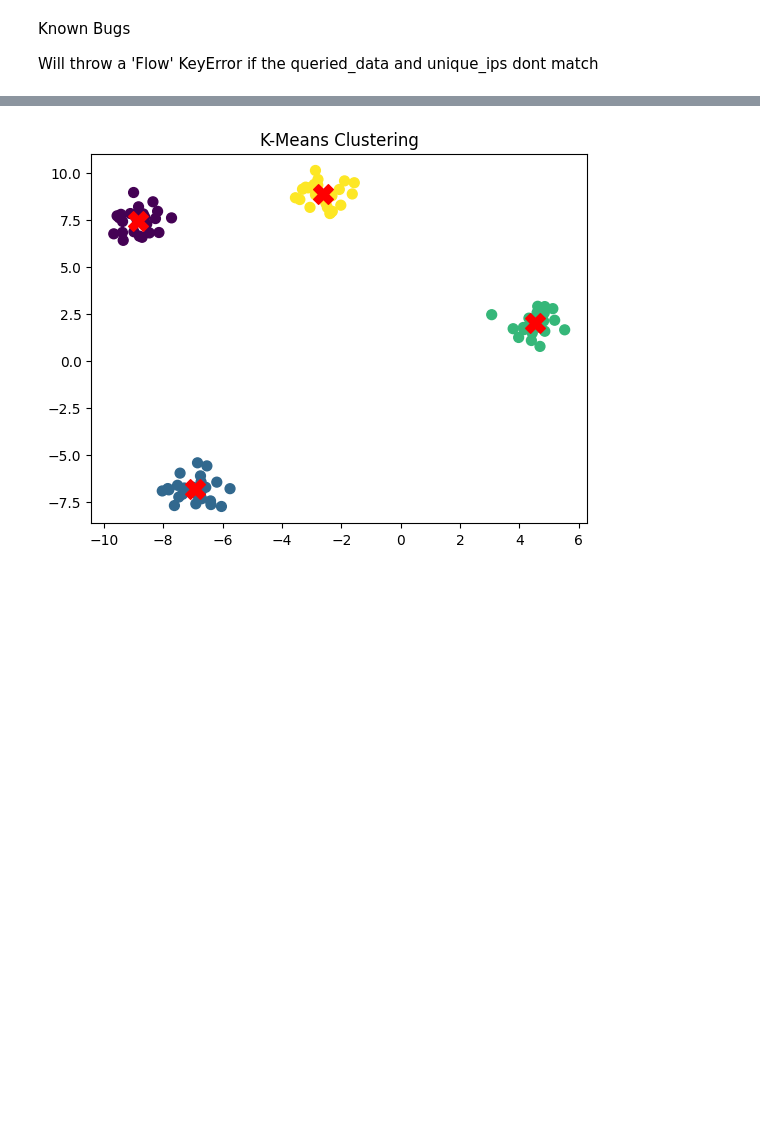
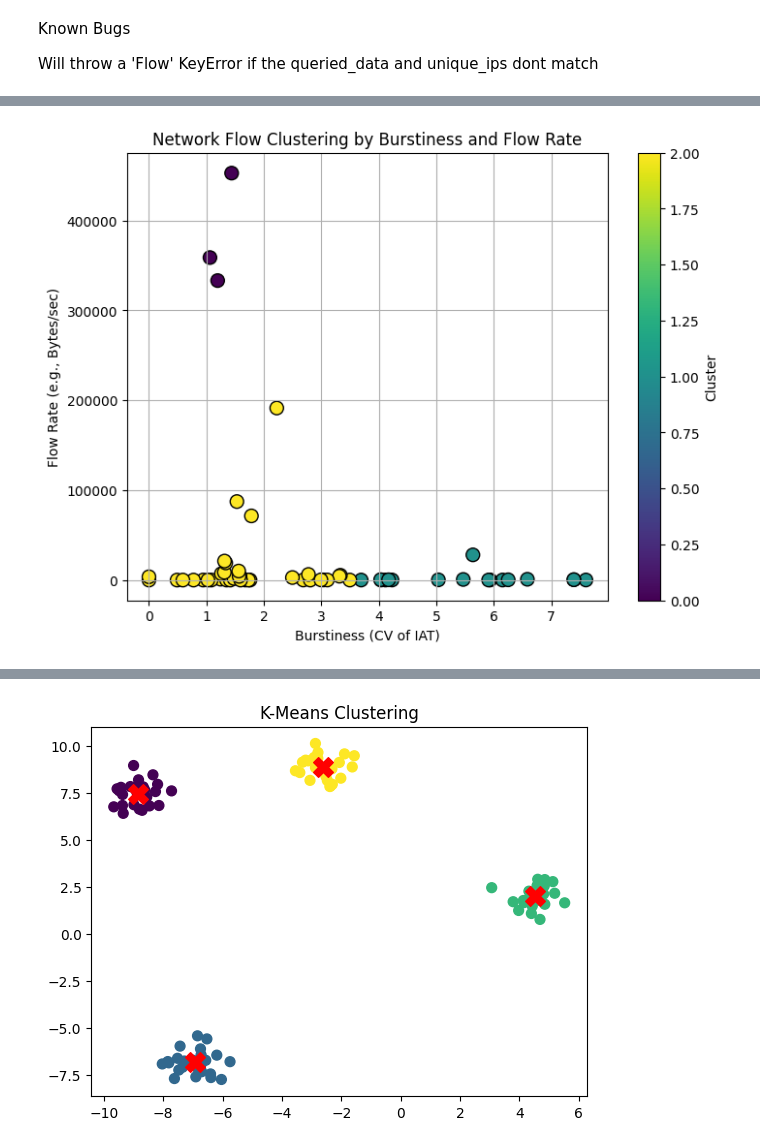
Before and after one commit to MobiusYeeitus/TrafficAnalysis, a Jupyter notebook: AnalysisCore.ipynb, the cells around one changed output, grey strips where cells are left out. Cells and saved outputs as stored; diff of their text form; code cells hidden in the pictures; blank space fills up the shorter version.

Commit message:
implemented preliminary clustering and improved burstiness calculations

```diff
--- a/AnalysisCore.ipynb
+++ b/AnalysisCore.ipynb
@@ -736,5 +813,5 @@ class Analyzer:
 # %%
-A=Analyzer('PCAP Data/720S-Down-Spo-Misc-Idling.pcap',forced=True,ping=False)
+A=Analyzer('PCAP Data/720S-Down-Spo-Misc-Idling.pcap',input=True,forced=True,query=False,ping=False,verbose=True)
 # %% [output]
 Reading PCAP Data. [4 MB]
 Analyzing packets. [10839]
@@ -763,3 +839,23 @@ A.stored_df.iloc[:60].drop(['IAT Dl','IAT Up','First Pkt','Last Pkt','Avg Dl PSi
+# %%
+scaler=StandardScaler()
+features_scaled=scaler.fit_transform(A.stored_df[['Burst Down','Flow Rate']])
+# %%
+kmeans=KMeans(n_clusters=3, random_state=42)
+A.stored_df['Cluster']=kmeans.fit_predict(features_scaled)
+# %%
+plt.figure(figsize=(8, 6))
+scatter = plt.scatter(
+    A.stored_df['Burst Down'], A.stored_df['Flow Rate'],
+    c=A.stored_df['Cluster'], cmap='viridis', s=100, edgecolor='k')
+
+plt.xlabel('Burstiness (CV of IAT)')
+plt.ylabel('Flow Rate (e.g., Bytes/sec)')
+plt.title('Network Flow Clustering by Burstiness and Flow Rate')
+plt.colorbar(scatter, label='Cluster')
+plt.grid(True)
+plt.show()
+# %% [output]
+[figure, added]
 # %%
 while len(A.stored_unique_ips)>len(A.stored_queried_data):
     A.Query_IPs()
```
Also changed, not shown: parts of 9 cells of this notebook.
